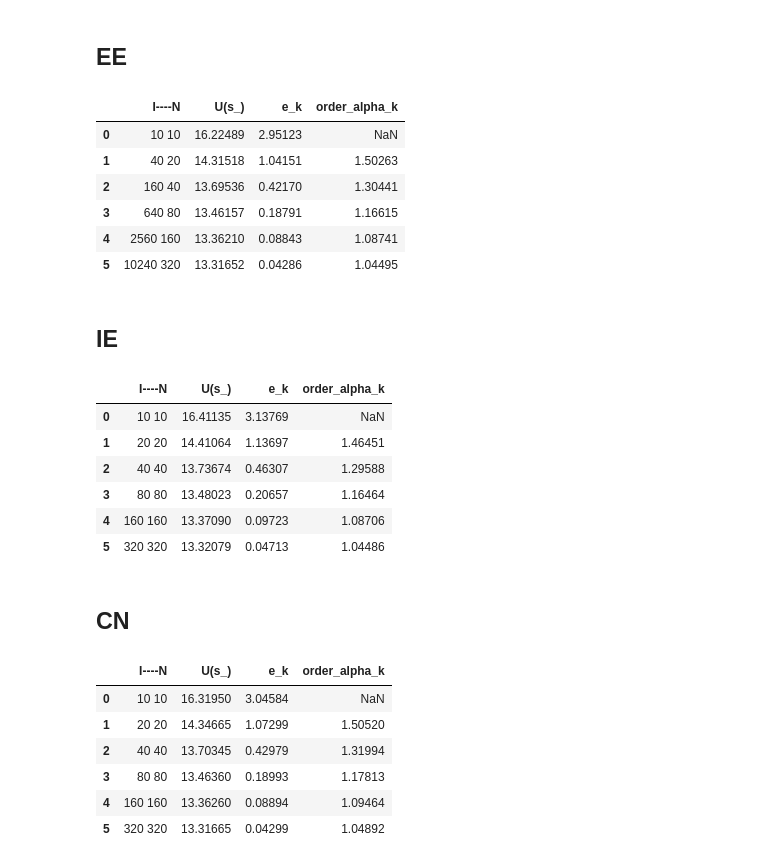
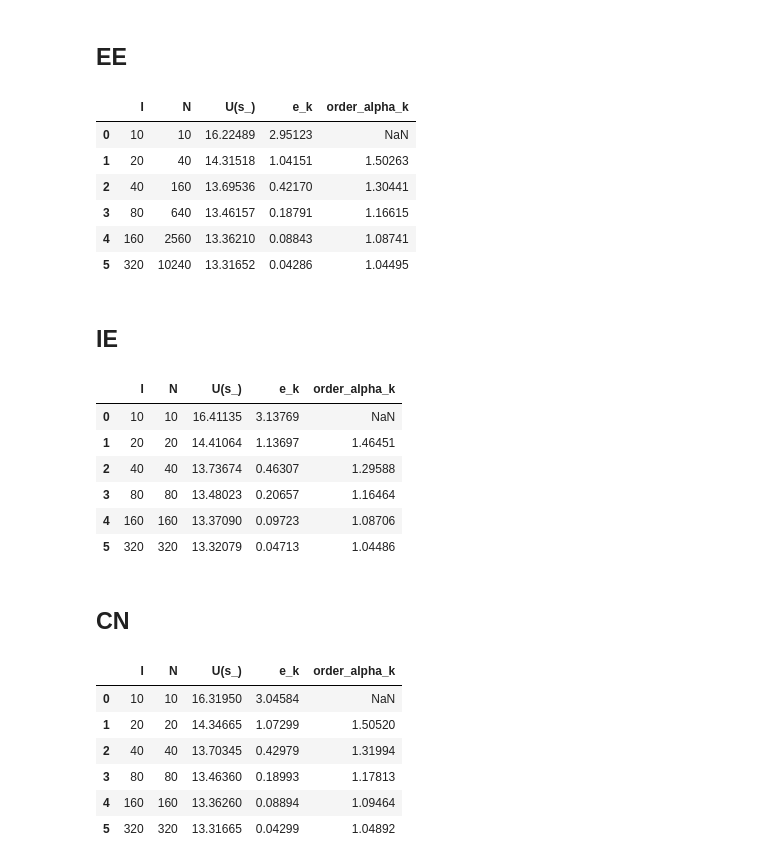
Before and after one commit to SHAO-Nuoya/EDP-in-Finance, a Jupyter notebook: TP1.ipynb, the cells around one changed output. Drawn from its saved outputs; the diff is of its cells as text; code cells hidden in the pictures.

```diff
--- a/TP1.ipynb
+++ b/TP1.ipynb
@@ -346,7 +348,8 @@ for i in range(len(values)):
     bs = BS(N=N, I=I)
     U_s = P1(s_, bs, 'IE')
     hs.append(bs.h)
-    dictionary['I----N'].append('{} {}'.format(N, I))
+    dictionary['I'].append(I)
+    dictionary['N'].append(N)
     dictionary['U(s_)'].append(U_s)
     if i > 0:
         dictionary['e_k'].append(dictionary['U(s_)'][i] -
@@ -384,7 +387,8 @@ for i in range(len(Is)):
     bs = BS(N=N, I=I)
     U_s = P1(s_, bs, 'IE')
     hs.append(bs.h)
-    dictionary['I----N'].append('{} {}'.format(N, I))
+    dictionary['I'].append(I)
+    dictionary['N'].append(N)
     dictionary['U(s_)'].append(U_s)
     if i > 0:
         dictionary['e_k'].append(dictionary['U(s_)'][i] -
@@ -440,7 +444,8 @@ for i in range(len(values)):
     bs = BS(N=N, I=I)
     U_s = P1(s_, bs, 'CN')
     hs.append(bs.h)
-    dictionary['I----N'].append('{} {}'.format(N, I))
+    dictionary['I'].append(I)
+    dictionary['N'].append(N)
     dictionary['U(s_)'].append(U_s)
     if i > 0:
         dictionary['e_k'].append(dictionary['U(s_)'][i] -
@@ -478,7 +483,8 @@ for i in range(len(Is)):
     bs = BS(N=N, I=I)
     U_s = P1(s_, bs, 'CN')
     hs.append(bs.h)
-    dictionary['I----N'].append('{} {}'.format(N, I))
+    dictionary['I'].append(I)
+    dictionary['N'].append(N)
     dictionary['U(s_)'].append(U_s)
     if i > 0:
         dictionary['e_k'].append(dictionary['U(s_)'][i] -
@@ -636,36 +645,38 @@ def BS_theo(S, K, sigma, r, t):
 # %%
 Is = [10, 20, 40, 80, 160, 320]
 s_ = 80
 hs = []
 
 dictionary = dic()
 dictionary['order_alpha_k'].append(None)
 
 for i in range(len(Is)):
     I = Is[i]
     N = I**2 // 10
     bs = BS(N=N, I=I)
     U_s = P1(s_, bs, 'EE')
     hs.append(bs.h)
-    dictionary['I----N'].append('{} {}'.format(N, I))
+    dictionary['I'].append(I)
+    dictionary['N'].append(N)
     dictionary['U(s_)'].append(U_s)
-    dictionary['e_k'].append(dictionary['U(s_)'][i] - BS_theo(s_, bs.K, bs.sigma, bs.r, bs.T))
+    dictionary['e_k'].append(dictionary['U(s_)'][i] -
+                             BS_theo(s_, bs.K, bs.sigma, bs.r, bs.T))
     if i > 0:
         e_k_1, e_k = dictionary['e_k'][i - 1:i + 1]
         h_k_1, h_k = hs[i - 1:i + 1]
         dictionary['order_alpha_k'].append(
             get_order_alpha(e_k_1, e_k, h_k_1, h_k))
 
 df = pd.DataFrame.from_dict(dictionary)
 df.round(5)
 # %% [output]
-|  | I----N | U(s_) | e_k | order_alpha_k |
-| 0 | 10 10 | 16.22489 | 2.95123 | NaN |
-| 1 | 40 20 | 14.31518 | 1.04151 | 1.50263 |
-| 2 | 160 40 | 13.69536 | 0.42170 | 1.30441 |
-| 3 | 640 80 | 13.46157 | 0.18791 | 1.16615 |
-| 4 | 2560 160 | 13.36210 | 0.08843 | 1.08741 |
-| 5 | 10240 320 | 13.31652 | 0.04286 | 1.04495 |
+|  | I | N | U(s_) | e_k | order_alpha_k |
+| 0 | 10 | 10 | 16.22489 | 2.95123 | NaN |
+| 1 | 20 | 40 | 14.31518 | 1.04151 | 1.50263 |
+| 2 | 40 | 160 | 13.69536 | 0.42170 | 1.30441 |
+| 3 | 80 | 640 | 13.46157 | 0.18791 | 1.16615 |
+| 4 | 160 | 2560 | 13.36210 | 0.08843 | 1.08741 |
+| 5 | 320 | 10240 | 13.31652 | 0.04286 | 1.04495 |
 # %% [markdown]
 ## IE
 # %%
@@ -681,9 +692,11 @@ for i in range(len(values)):
     bs = BS(N=N, I=I)
     U_s = P1(s_, bs, 'IE')
     hs.append(bs.h)
-    dictionary['I----N'].append('{} {}'.format(N, I))
+    dictionary['I'].append(I)
+    dictionary['N'].append(N)
     dictionary['U(s_)'].append(U_s)
-    dictionary['e_k'].append(dictionary['U(s_)'][i] - BS_theo(s_, bs.K, bs.sigma, bs.r, bs.T))
+    dictionary['e_k'].append(dictionary['U(s_)'][i] -
+                             BS_theo(s_, bs.K, bs.sigma, bs.r, bs.T))
     if i > 0:
         e_k_1, e_k = dictionary['e_k'][i - 1:i + 1]
         h_k_1, h_k = hs[i - 1:i + 1]
@@ -693,13 +706,13 @@ for i in range(len(values)):
 df = pd.DataFrame.from_dict(dictionary)
 df.round(5)
 # %% [output]
-|  | I----N | U(s_) | e_k | order_alpha_k |
-| 0 | 10 10 | 16.41135 | 3.13769 | NaN |
-| 1 | 20 20 | 14.41064 | 1.13697 | 1.46451 |
-| 2 | 40 40 | 13.73674 | 0.46307 | 1.29588 |
-| 3 | 80 80 | 13.48023 | 0.20657 | 1.16464 |
-| 4 | 160 160 | 13.37090 | 0.09723 | 1.08706 |
-| 5 | 320 320 | 13.32079 | 0.04713 | 1.04486 |
+|  | I | N | U(s_) | e_k | order_alpha_k |
+| 0 | 10 | 10 | 16.41135 | 3.13769 | NaN |
+| 1 | 20 | 20 | 14.41064 | 1.13697 | 1.46451 |
+| 2 | 40 | 40 | 13.73674 | 0.46307 | 1.29588 |
+| 3 | 80 | 80 | 13.48023 | 0.20657 | 1.16464 |
+| 4 | 160 | 160 | 13.37090 | 0.09723 | 1.08706 |
+| 5 | 320 | 320 | 13.32079 | 0.04713 | 1.04486 |
 # %% [markdown]
 ## CN
 # %%
@@ -715,9 +728,11 @@ for i in range(len(values)):
     bs = BS(N=N, I=I)
     U_s = P1(s_, bs, 'CN')
     hs.append(bs.h)
-    dictionary['I----N'].append('{} {}'.format(N, I))
+    dictionary['I'].append(I)
+    dictionary['N'].append(N)
     dictionary['U(s_)'].append(U_s)
-    dictionary['e_k'].append(dictionary['U(s_)'][i] - BS_theo(s_, bs.K, bs.sigma, bs.r, bs.T))
+    dictionary['e_k'].append(dictionary['U(s_)'][i] -
+                             BS_theo(s_, bs.K, bs.sigma, bs.r, bs.T))
     if i > 0:
         e_k_1, e_k = dictionary['e_k'][i - 1:i + 1]
         h_k_1, h_k = hs[i - 1:i + 1]
@@ -727,10 +742,10 @@ for i in range(len(values)):
 df = pd.DataFrame.from_dict(dictionary)
 df.round(5)
 # %% [output]
-|  | I----N | U(s_) | e_k | order_alpha_k |
-| 0 | 10 10 | 16.31950 | 3.04584 | NaN |
-| 1 | 20 20 | 14.34665 | 1.07299 | 1.50520 |
-| 2 | 40 40 | 13.70345 | 0.42979 | 1.31994 |
-| 3 | 80 80 | 13.46360 | 0.18993 | 1.17813 |
-| 4 | 160 160 | 13.36260 | 0.08894 | 1.09464 |
-| 5 | 320 320 | 13.31665 | 0.04299 | 1.04892 |
+|  | I | N | U(s_) | e_k | order_alpha_k |
+| 0 | 10 | 10 | 16.31950 | 3.04584 | NaN |
+| 1 | 20 | 20 | 14.34665 | 1.07299 | 1.50520 |
+| 2 | 40 | 40 | 13.70345 | 0.42979 | 1.31994 |
+| 3 | 80 | 80 | 13.46360 | 0.18993 | 1.17813 |
+| 4 | 160 | 160 | 13.36260 | 0.08894 | 1.09464 |
+| 5 | 320 | 320 | 13.31665 | 0.04299 | 1.04892 |
```
Also changed, not shown: parts of 10 cells of this notebook.
